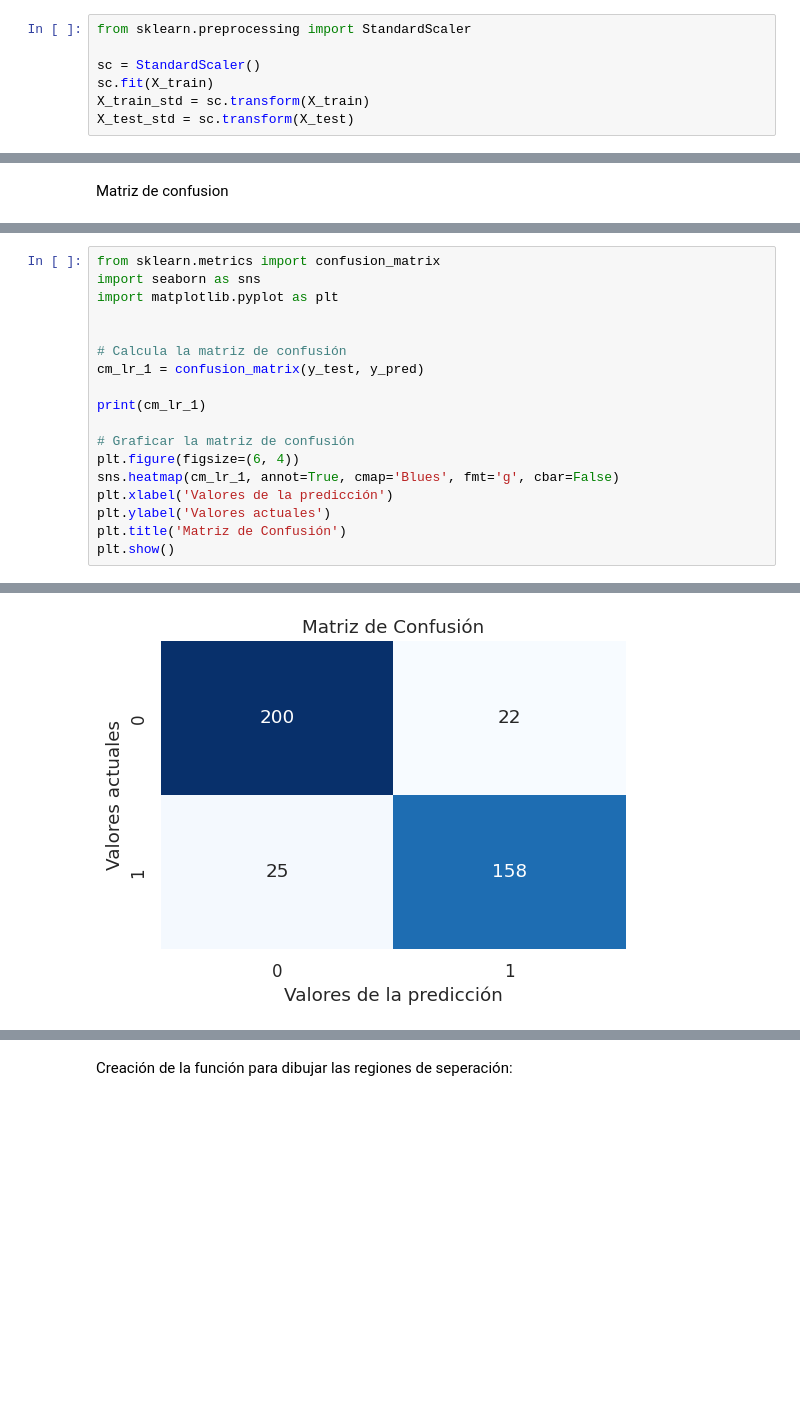
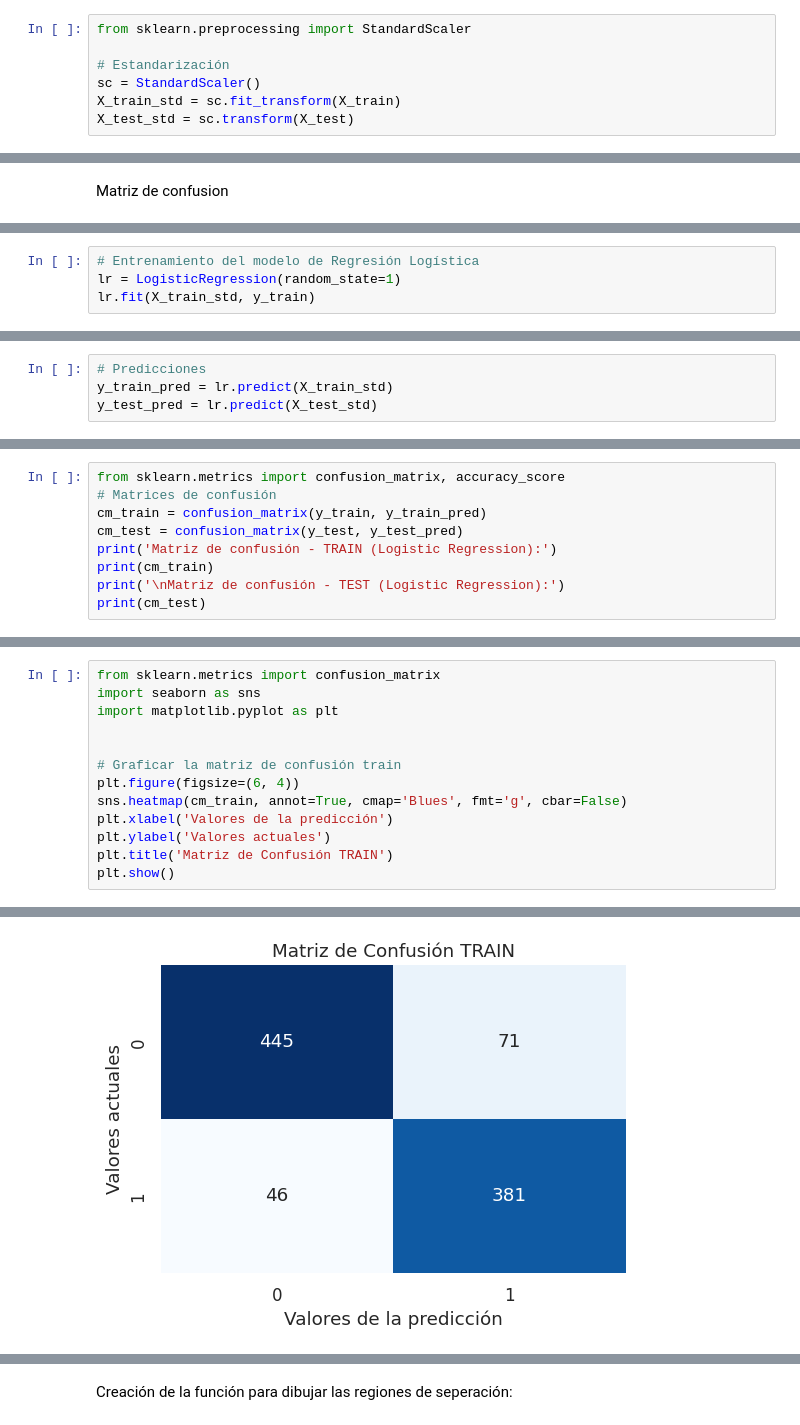
Before and after one commit to MiguelAngeloTr/Aprendizaje_Automatico, a Jupyter notebook: SEMANA_6/Tarea4/Tarea_Logistic_Regresion.ipynb, the cells around one changed output, grey strips where cells are left out. Cells and saved outputs as stored; diff of their text form; blank space fills up the shorter version.

```diff
--- a/SEMANA_6/Tarea4/Tarea_Logistic_Regresion.ipynb
+++ b/SEMANA_6/Tarea4/Tarea_Logistic_Regresion.ipynb
@@ -263,9 +250,9 @@ Conteno de etiquetas en y_test: [222 183]
 # %%
 from sklearn.preprocessing import StandardScaler
 
+# Estandarización
 sc = StandardScaler()
-sc.fit(X_train)
-X_train_std = sc.transform(X_train)
+X_train_std = sc.fit_transform(X_train)
 X_test_std = sc.transform(X_test)
 # %%
 from sklearn.linear_model import LogisticRegression
@@ -322,0 +287,4 @@ array([1, 1, 0])
+# %%
+# Entrenamiento del modelo de Regresión Logística
+lr = LogisticRegression(random_state=1)
+lr.fit(X_train_std, y_train)
@@ -323,3 +293,7 @@ array([1, 1, 0])
+# %%
+# Predicciones
+y_train_pred = lr.predict(X_train_std)
+y_test_pred = lr.predict(X_test_std)
 # %%
 y_pred = lr.predict(X_test_std)
 print(y_pred)
@@ -336,2 +310,11 @@ print(y_pred)
  0 1 0 0 0 0 0 0 1 0 0 0 0 0 0 1 1 0 1 1 0 1 0 0 1 1 0 0 0 0 1 1 1 1 1 0 1
  0 1 1 0 1 1 1 0 0 0 1 0 1 1 0 0 1 1 1 0 0 1 0 1 0 1 0 1 0 1 1 0 0 0 1]
+# %%
+from sklearn.metrics import confusion_matrix, accuracy_score
+# Matrices de confusión
+cm_train = confusion_matrix(y_train, y_train_pred)
+cm_test = confusion_matrix(y_test, y_test_pred)
+print('Matriz de confusión - TRAIN (Logistic Regression):')
+print(cm_train)
+print('\nMatriz de confusión - TEST (Logistic Regression):')
+print(cm_test)
@@ -341,16 +332,11 @@ import seaborn as sns
 import matplotlib.pyplot as plt
 
 
-# Calcula la matriz de confusión
-cm_lr_1 = confusion_matrix(y_test, y_pred)
-
-print(cm_lr_1)
-
-# Graficar la matriz de confusión
+# Graficar la matriz de confusión train
 plt.figure(figsize=(6, 4))
-sns.heatmap(cm_lr_1, annot=True, cmap='Blues', fmt='g', cbar=False)
+sns.heatmap(cm_train, annot=True, cmap='Blues', fmt='g', cbar=False)
 plt.xlabel('Valores de la predicción')
 plt.ylabel('Valores actuales')
-plt.title('Matriz de Confusión')
+plt.title('Matriz de Confusión TRAIN')
 plt.show()
 # %% [output]
@@ -359 +343 @@ plt.show()
-[figure, old version]
+[figure, new version]
```
Also changed, not shown: parts of 17 cells of this notebook.
